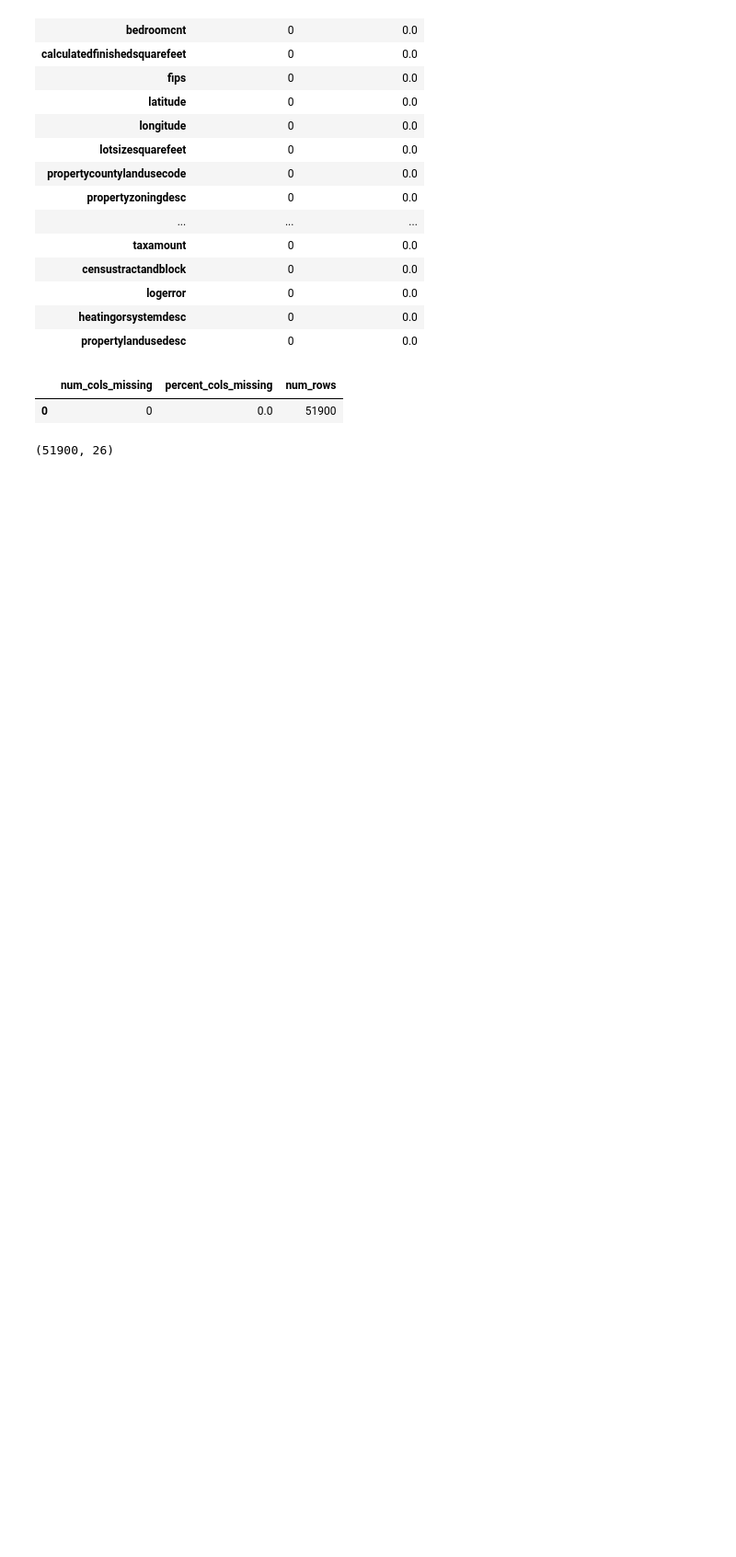
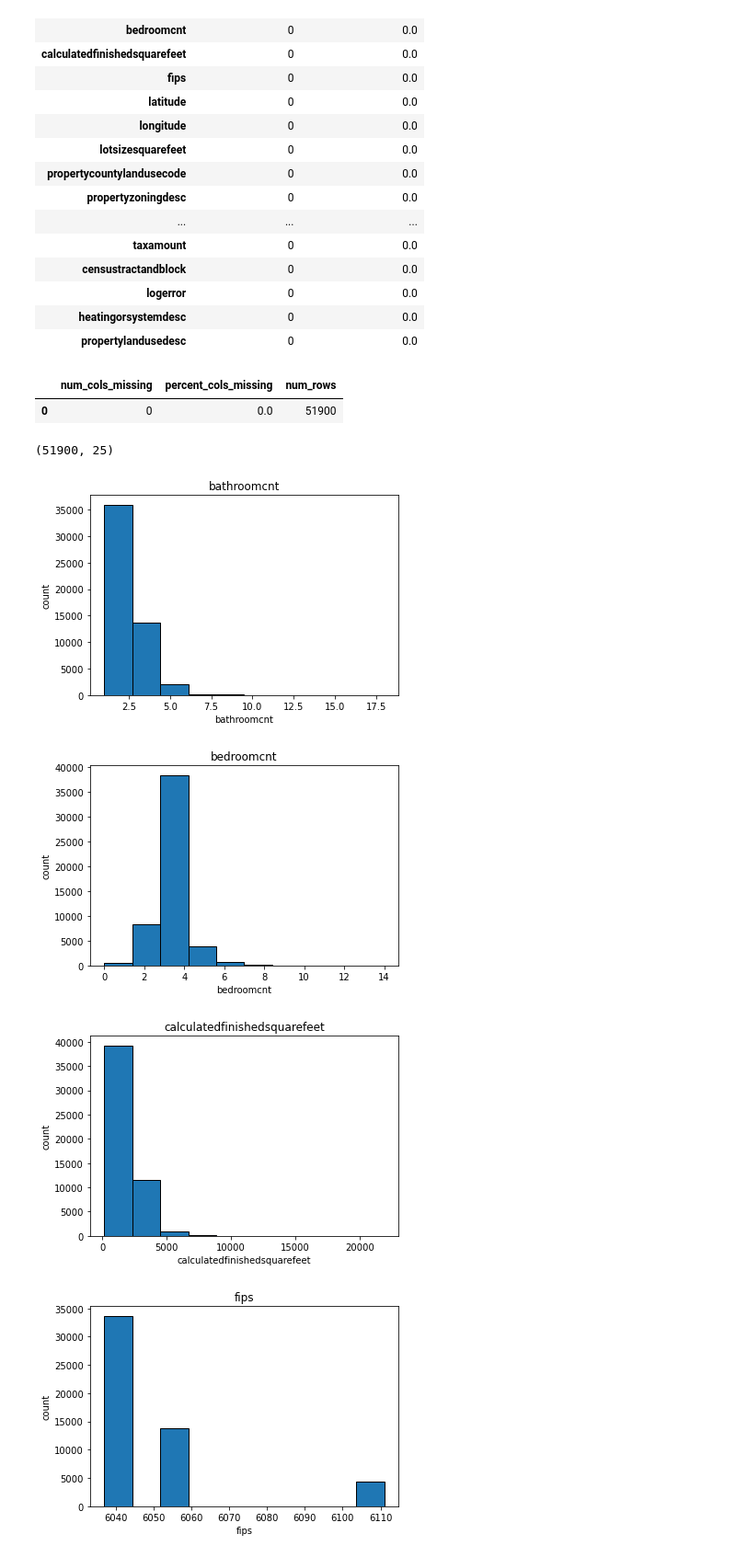
Before and after one commit to adam-talbot/clustering-exercises, a Jupyter notebook: wrangle_exercises_zillow.ipynb, the cells around one changed output. Shown at 92% size. Saved outputs shown, nothing was run; the diff lists cells and outputs as text; code cells hidden in the pictures; blank space fills up the shorter version.

```diff
--- a/wrangle_exercises_zillow.ipynb
+++ b/wrangle_exercises_zillow.ipynb
@@ -597,7 +597,7 @@ df.heatingorsystemdesc = df.heatingorsystemdesc.fillna('Central')
 # drop the rest of the nulls
 df = df.dropna()
 # %%
-df = df.drop(columns=['calculatedbathnbr', 'finishedsquarefeet12', 'fullbathcnt'])
+df = df.drop(columns=['calculatedbathnbr', 'finishedsquarefeet12', 'fullbathcnt', 'rawcensustractandblock'])
 # %%
 nulls_by_col(df)
 # %% [output]
@@ -626,4 +626,4 @@ nulls_by_row(df)
 # %%
 df.shape
 # %% [output]
-(51900, 26)
+(51900, 25)
@@ -637,0 +630,15 @@ df.shape
+# %%
+num_cols = df.select_dtypes('number').columns.tolist()
+# %%
+for col in num_cols:
+    df[col].hist(edgecolor='black')
+    plt.xlabel(col)
+    plt.title(col)
+    plt.ylabel('count')
+    plt.grid(False)
+    plt.show()
+# %% [output]
+[figure, added]
+[figure, added]
+[figure, added]
+[figure, added]
```
Also changed, not shown: parts of 40 cells of this notebook, 1 other file.
